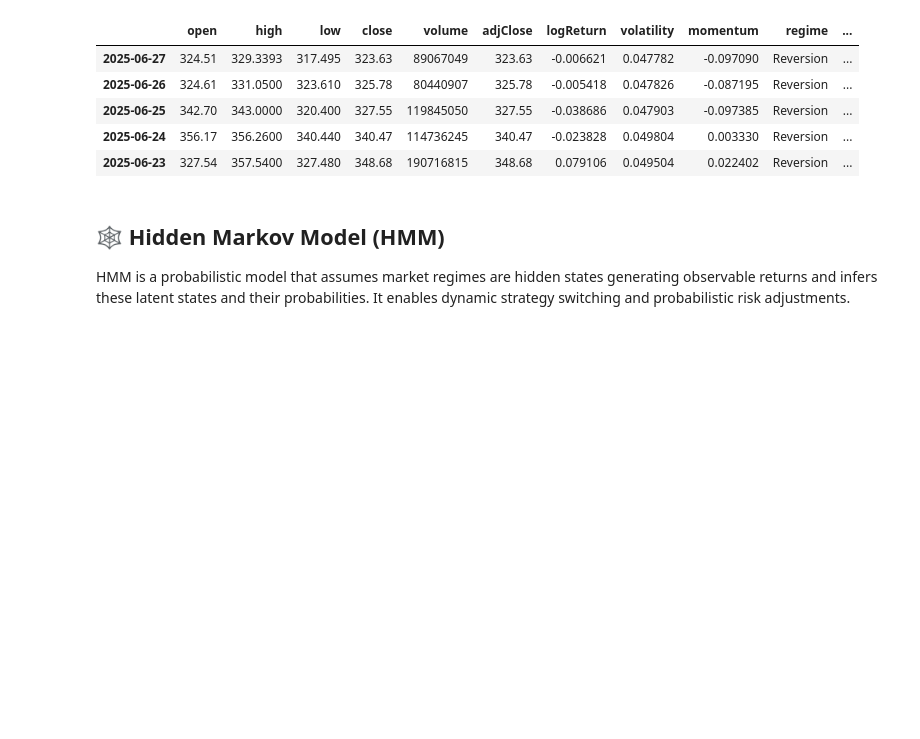
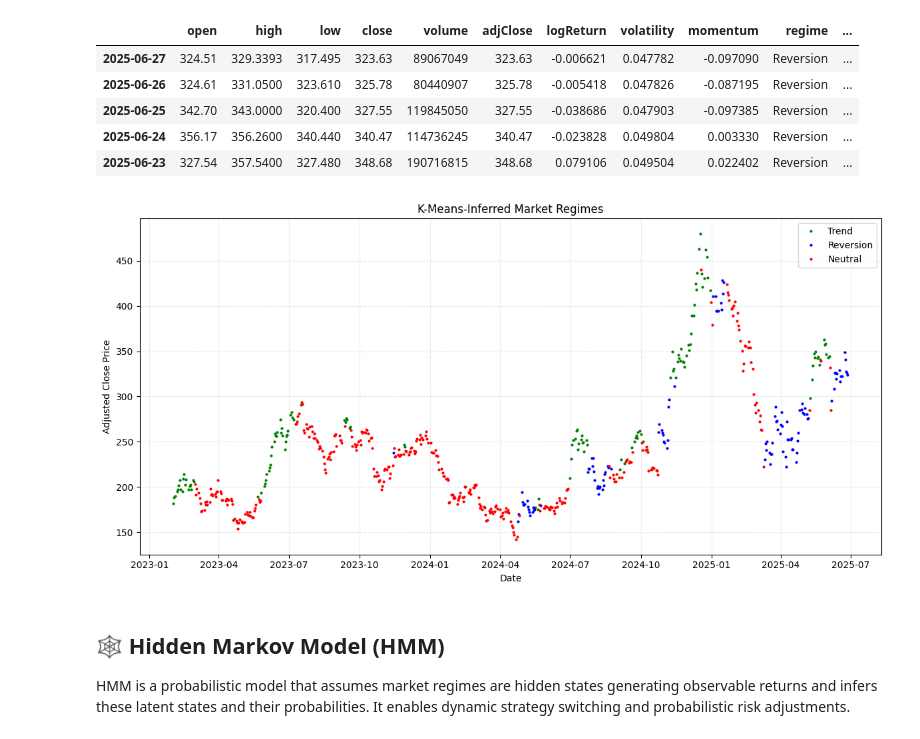
Before and after one commit to Lawrence2005/Finovax-Quantitative-Researcher-Internship-Summer-2025, a Jupyter notebook: Market-Regime-Detection-via-Markov-Model-Week2/explorations.ipynb, the cells around one changed output. Drawn from its saved outputs; the diff is of its cells as text; code cells hidden in the pictures; blank space fills up the shorter version.

```diff
--- a/Market-Regime-Detection-via-Markov-Model-Week2/explorations.ipynb
+++ b/Market-Regime-Detection-via-Markov-Model-Week2/explorations.ipynb
@@ -246,6 +261,26 @@ data.head()
 | 2025-06-25 | 342.70 | 343.0000 | 320.400 | 327.55 | 119845050 | 327.55 | -0.038686 | 0.047903 | -0.097385 | Reversion | ... |
 | 2025-06-24 | 356.17 | 356.2600 | 340.440 | 340.47 | 114736245 | 340.47 | -0.023828 | 0.049804 | 0.003330 | Reversion | ... |
 | 2025-06-23 | 327.54 | 357.5400 | 327.480 | 348.68 | 190716815 | 348.68 | 0.079106 | 0.049504 | 0.022402 | Reversion | ... |
+# %%
+# Map each regime to a color
+regime_colors = {0: 'green', 1: 'blue', 2: 'red'}
+
+plt.figure(figsize=(12, 6))
+
+for regime in range(3):
+    mask = data['regime'] == regime_map[regime]
+    plt.plot(data.index[mask], data['adjClose'][mask],
+             '.', label=regime_map[regime], color=regime_colors[regime], markersize=4)
+
+plt.legend()
+plt.title('K-Means-Inferred Market Regimes')
+plt.xlabel('Date')
+plt.ylabel('Adjusted Close Price')
+plt.grid(True, linestyle='--', alpha=0.3)
+plt.tight_layout()
+plt.show()
+# %% [output]
+[figure, added]
 # %% [markdown]
 ## 🕸 Hidden Markov Model (HMM)
 HMM is a probabilistic model that assumes market regimes are hidden states generating observable returns and infers these latent states and their probabilities. It enables dynamic strategy switching and probabilistic risk adjustments.
```
Also changed, not shown: parts of 7 cells of this notebook.
